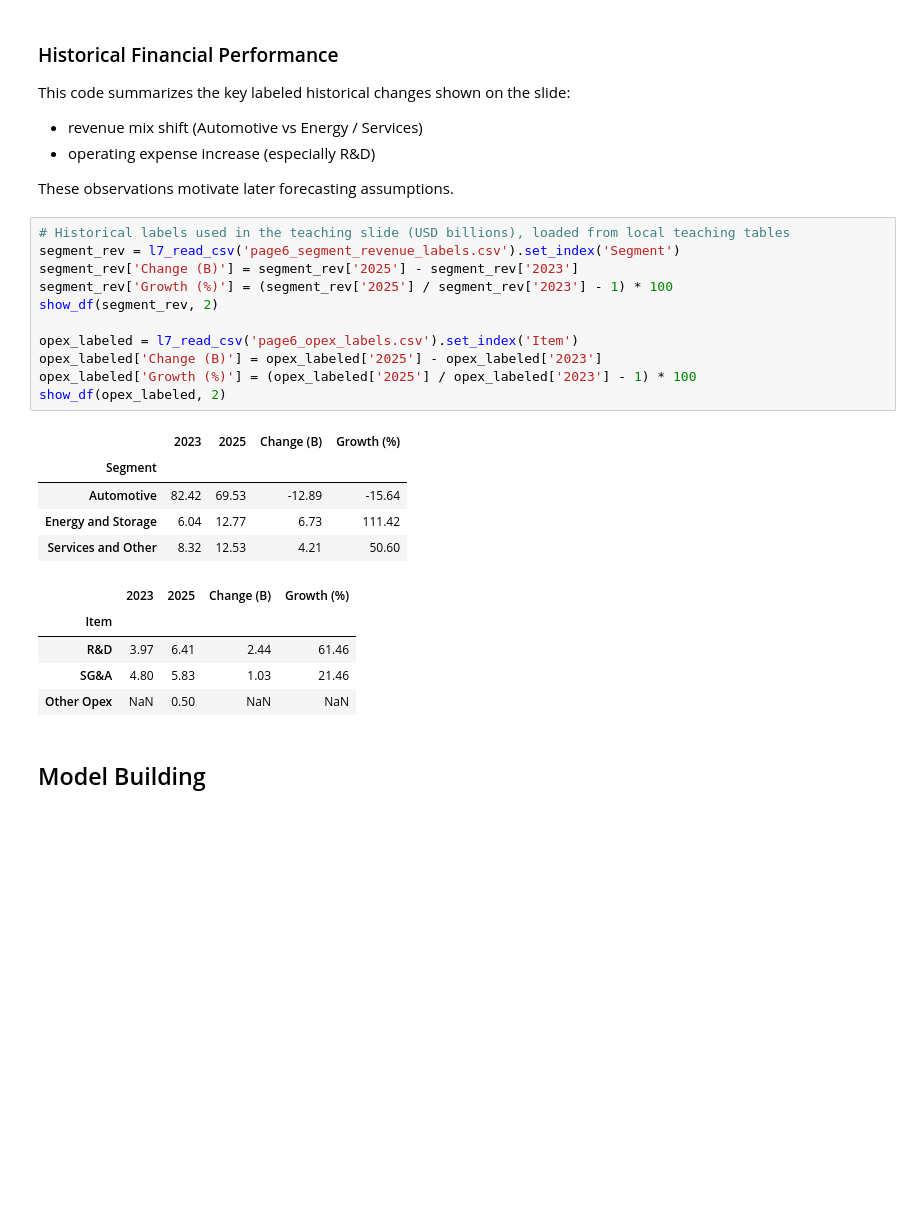
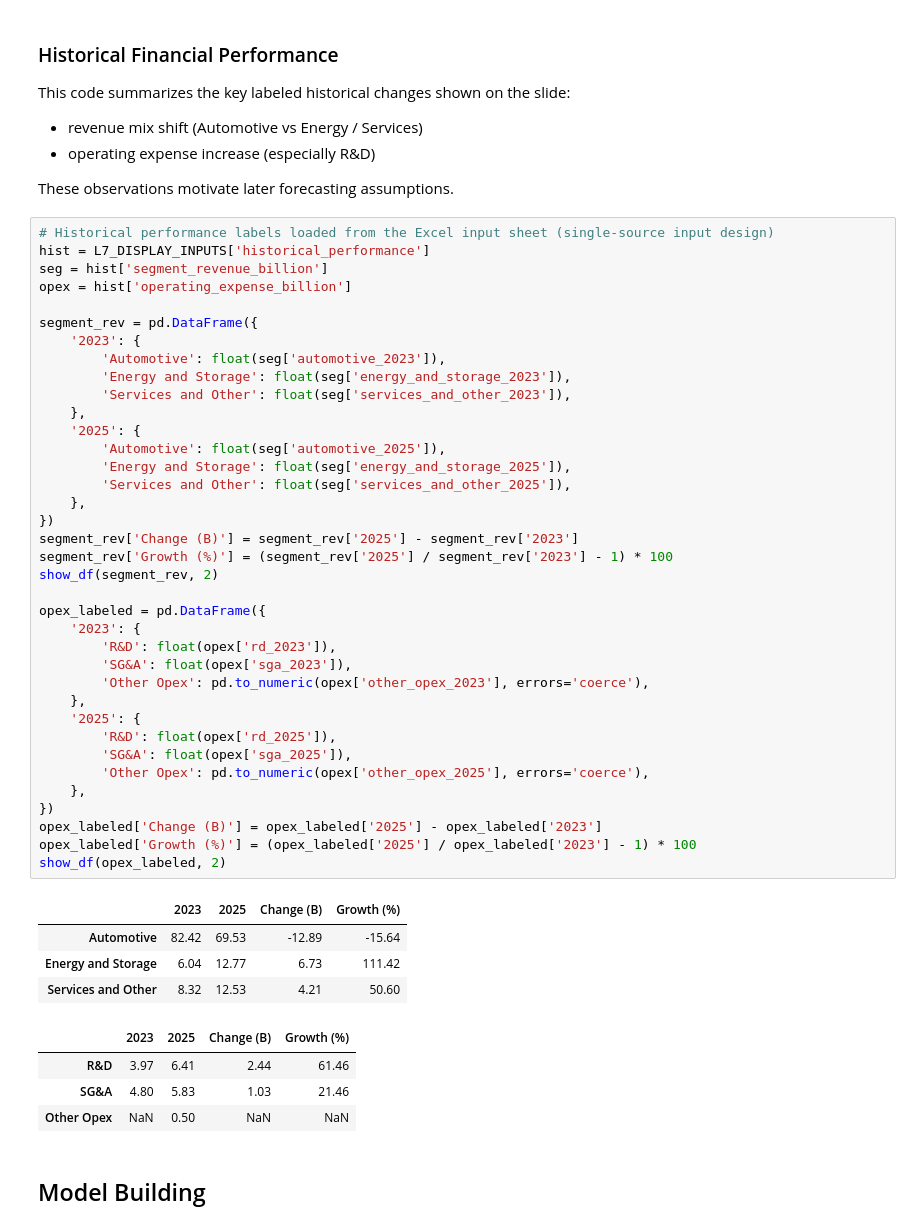
Before and after one commit to yebarryallen/ESG, a Jupyter notebook: lecture_7_valuation_practices.ipynb, the cells around one changed output. Cells and saved outputs as stored; diff of their text form; blank space fills up the shorter version.

```diff
--- a/lecture_7_valuation_practices.ipynb
+++ b/lecture_7_valuation_practices.ipynb
@@ -216,24 +1095,48 @@ This code summarizes the key labeled historical changes shown on the slide:
 
 These observations motivate later forecasting assumptions.
 # %%
-# Historical labels used in the teaching slide (USD billions), loaded from local teaching tables
-segment_rev = l7_read_csv('page6_segment_revenue_labels.csv').set_index('Segment')
+# Historical performance labels loaded from the Excel input sheet (single-source input design)
+hist = L7_DISPLAY_INPUTS['historical_performance']
+seg = hist['segment_revenue_billion']
+opex = hist['operating_expense_billion']
+
+segment_rev = pd.DataFrame({
+    '2023': {
+        'Automotive': float(seg['automotive_2023']),
+        'Energy and Storage': float(seg['energy_and_storage_2023']),
+        'Services and Other': float(seg['services_and_other_2023']),
+    },
+    '2025': {
+        'Automotive': float(seg['automotive_2025']),
+        'Energy and Storage': float(seg['energy_and_storage_2025']),
+        'Services and Other': float(seg['services_and_other_2025']),
+    },
+})
 segment_rev['Change (B)'] = segment_rev['2025'] - segment_rev['2023']
 segment_rev['Growth (%)'] = (segment_rev['2025'] / segment_rev['2023'] - 1) * 100
 show_df(segment_rev, 2)
 
-opex_labeled = l7_read_csv('page6_opex_labels.csv').set_index('Item')
+opex_labeled = pd.DataFrame({
+    '2023': {
+        'R&D': float(opex['rd_2023']),
+        'SG&A': float(opex['sga_2023']),
+        'Other Opex': pd.to_numeric(opex['other_opex_2023'], errors='coerce'),
+    },
+    '2025': {
+        'R&D': float(opex['rd_2025']),
+        'SG&A': float(opex['sga_2025']),
+        'Other Opex': pd.to_numeric(opex['other_opex_2025'], errors='coerce'),
+    },
+})
 opex_labeled['Change (B)'] = opex_labeled['2025'] - opex_labeled['2023']
 opex_labeled['Growth (%)'] = (opex_labeled['2025'] / opex_labeled['2023'] - 1) * 100
 show_df(opex_labeled, 2)
 # %% [output]
 |  | 2023 | 2025 | Change (B) | Growth (%) |
-| Segment |  |  |  |  |
 | Automotive | 82.42 | 69.53 | -12.89 | -15.64 |
 | Energy and Storage | 6.04 | 12.77 | 6.73 | 111.42 |
 | Services and Other | 8.32 | 12.53 | 4.21 | 50.60 |
 |  | 2023 | 2025 | Change (B) | Growth (%) |
-| Item |  |  |  |  |
 | R&D | 3.97 | 6.41 | 2.44 | 61.46 |
 | SG&A | 4.80 | 5.83 | 1.03 | 21.46 |
 | Other Opex | NaN | 0.50 | NaN | NaN |
```
Also changed, not shown: parts of 12 cells of this notebook.
